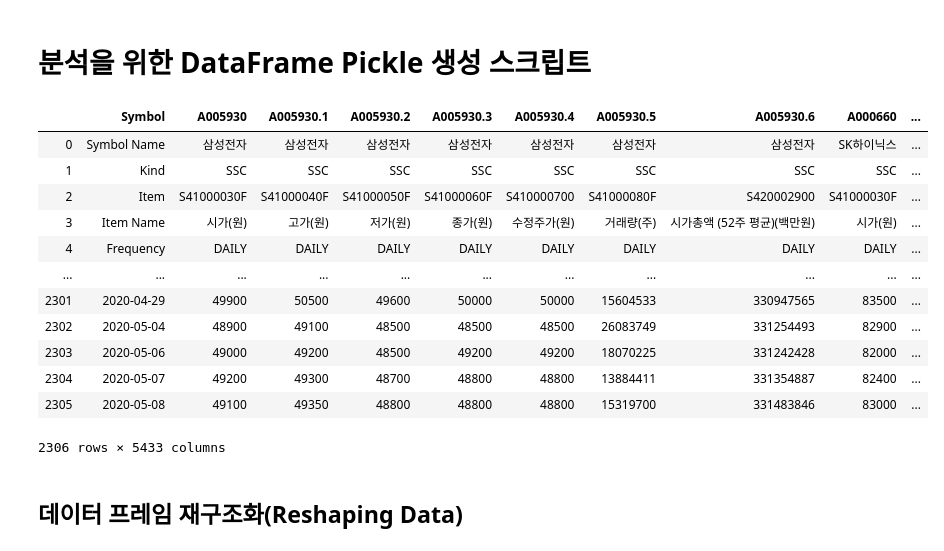
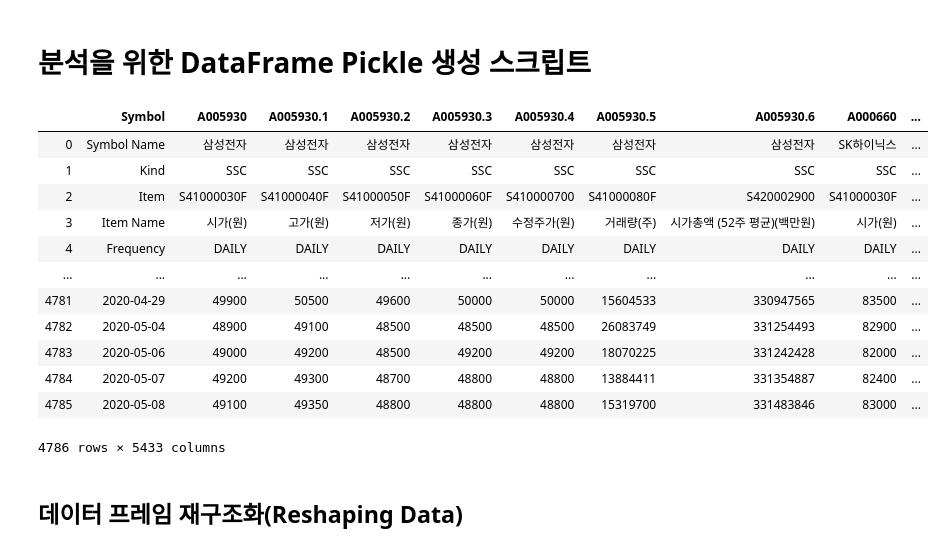
Before and after one commit to cocobolla/Thesis_paper, a Jupyter notebook: PCA_Pairs_Trading_Pickle_Maker.ipynb, the cells around one changed output. Saved outputs shown, nothing was run; the diff lists cells and outputs as text; code cells hidden in the pictures.

```diff
--- a/PCA_Pairs_Trading_Pickle_Maker.ipynb
+++ b/PCA_Pairs_Trading_Pickle_Maker.ipynb
@@ -7,22 +7,23 @@ import matplotlib.pyplot as plt
 import datetime
 # %%
 file_path = r'C:\Users\USER\Desktop\paper\kospi_10yr.csv'
-df = pd.read_csv('./data/kospi_10yr.csv', encoding='cp949', thousands=',')
+# df = pd.read_csv('./data/kospi_10yr.csv', encoding='cp949', thousands=',')
+df = pd.read_csv('./data/KSE_20yr.csv', encoding='cp949', thousands=',')
 df
 # %% [output]
 |  | Symbol | A005930 | A005930.1 | A005930.2 | A005930.3 | A005930.4 | A005930.5 | A005930.6 | A000660 | ... |
 | 0 | Symbol Name | 삼성전자 | 삼성전자 | 삼성전자 | 삼성전자 | 삼성전자 | 삼성전자 | 삼성전자 | SK하이닉스 | ... |
 | 1 | Kind | SSC | SSC | SSC | SSC | SSC | SSC | SSC | SSC | ... |
 | 2 | Item | S41000030F | S41000040F | S41000050F | S41000060F | S410000700 | S41000080F | S420002900 | S41000030F | ... |
 | 3 | Item Name | 시가(원) | 고가(원) | 저가(원) | 종가(원) | 수정주가(원) | 거래량(주) | 시가총액 (52주 평균)(백만원) | 시가(원) | ... |
 | 4 | Frequency | DAILY | DAILY | DAILY | DAILY | DAILY | DAILY | DAILY | DAILY | ... |
 | ... | ... | ... | ... | ... | ... | ... | ... | ... | ... | ... |
-| 2301 | 2020-04-29 | 49900 | 50500 | 49600 | 50000 | 50000 | 15604533 | 330947565 | 83500 | ... |
-| 2302 | 2020-05-04 | 48900 | 49100 | 48500 | 48500 | 48500 | 26083749 | 331254493 | 82900 | ... |
-| 2303 | 2020-05-06 | 49000 | 49200 | 48500 | 49200 | 49200 | 18070225 | 331242428 | 82000 | ... |
-| 2304 | 2020-05-07 | 49200 | 49300 | 48700 | 48800 | 48800 | 13884411 | 331354887 | 82400 | ... |
-| 2305 | 2020-05-08 | 49100 | 49350 | 48800 | 48800 | 48800 | 15319700 | 331483846 | 83000 | ... |
+| 4781 | 2020-04-29 | 49900 | 50500 | 49600 | 50000 | 50000 | 15604533 | 330947565 | 83500 | ... |
+| 4782 | 2020-05-04 | 48900 | 49100 | 48500 | 48500 | 48500 | 26083749 | 331254493 | 82900 | ... |
+| 4783 | 2020-05-06 | 49000 | 49200 | 48500 | 49200 | 49200 | 18070225 | 331242428 | 82000 | ... |
+| 4784 | 2020-05-07 | 49200 | 49300 | 48700 | 48800 | 48800 | 13884411 | 331354887 | 82400 | ... |
+| 4785 | 2020-05-08 | 49100 | 49350 | 48800 | 48800 | 48800 | 15319700 | 331483846 | 83000 | ... |
-2306 rows × 5433 columns
+4786 rows × 5433 columns
 # %% [markdown]
 ## 데이터 프레임 재구조화(Reshaping Data)
 # %% [markdown]
```
Also changed, not shown: parts of 14 cells of this notebook, 5 other files.
